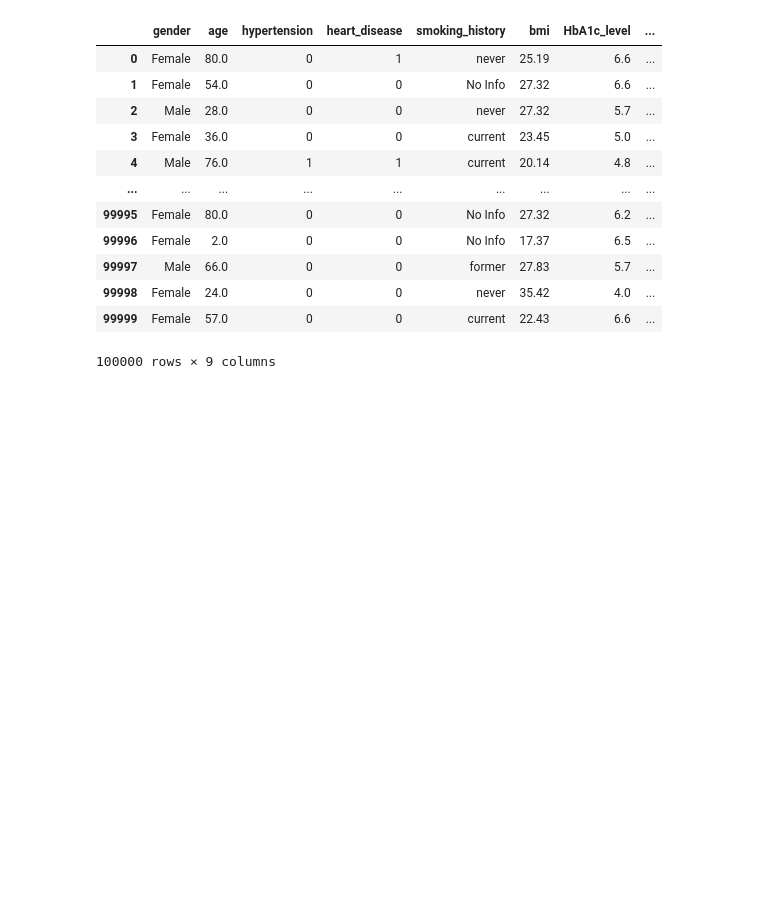
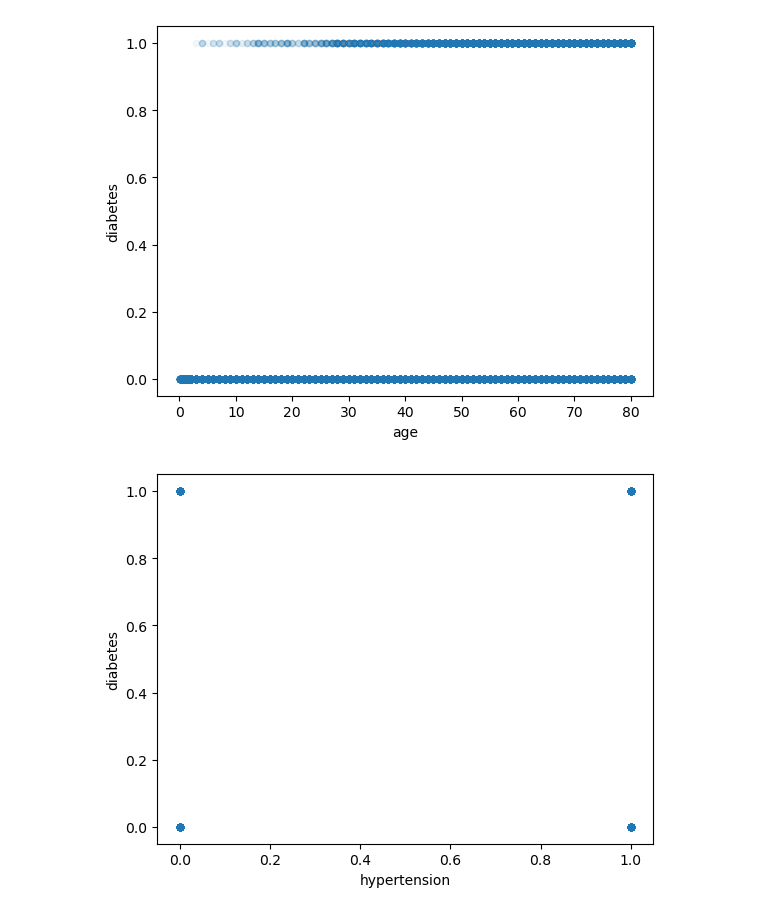
Before and after one commit to ndanh2003/Diabetes-Prediction-Capstone, a Jupyter notebook: exploring_data.ipynb, the cells around one changed output. Cells and saved outputs as stored; diff of their text form; code cells hidden in the pictures; blank space fills up the shorter version.

```diff
--- a/exploring_data.ipynb
+++ b/exploring_data.ipynb
@@ -1,20 +1,13 @@
-# %%
-import pandas as pd
-
-data = pd.read_csv("diabetes_prediction_dataset.csv")
-
-data
-# %% [output]
-|  | gender | age | hypertension | heart_disease | smoking_history | bmi | HbA1c_level | ... |
-| 0 | Female | 80.0 | 0 | 1 | never | 25.19 | 6.6 | ... |
-| 1 | Female | 54.0 | 0 | 0 | No Info | 27.32 | 6.6 | ... |
-| 2 | Male | 28.0 | 0 | 0 | never | 27.32 | 5.7 | ... |
-| 3 | Female | 36.0 | 0 | 0 | current | 23.45 | 5.0 | ... |
-| 4 | Male | 76.0 | 1 | 1 | current | 20.14 | 4.8 | ... |
-| ... | ... | ... | ... | ... | ... | ... | ... | ... |
-| 99995 | Female | 80.0 | 0 | 0 | No Info | 27.32 | 6.2 | ... |
-| 99996 | Female | 2.0 | 0 | 0 | No Info | 17.37 | 6.5 | ... |
-| 99997 | Male | 66.0 | 0 | 0 | former | 27.83 | 5.7 | ... |
-| 99998 | Female | 24.0 | 0 | 0 | never | 35.42 | 4.0 | ... |
-| 99999 | Female | 57.0 | 0 | 0 | current | 22.43 | 6.6 | ... |
-100000 rows × 9 columns
+# %%
+import pandas as pd
+import matplotlib.pyplot as plt
+
+data = pd.read_csv("diabetes_prediction_dataset.csv")
+data = pd.get_dummies(data, columns=["gender", "smoking_history"], drop_first=True, dtype=float)
+for c in data.columns.drop('diabetes'):
+    data.plot.scatter(x=c,y='diabetes',alpha=0.05)
+
+plt.show()
+# %% [output]
+[figure, added]
+[figure, added]
```
Also changed, not shown: parts of 1 cell of this notebook, 1 other file.
